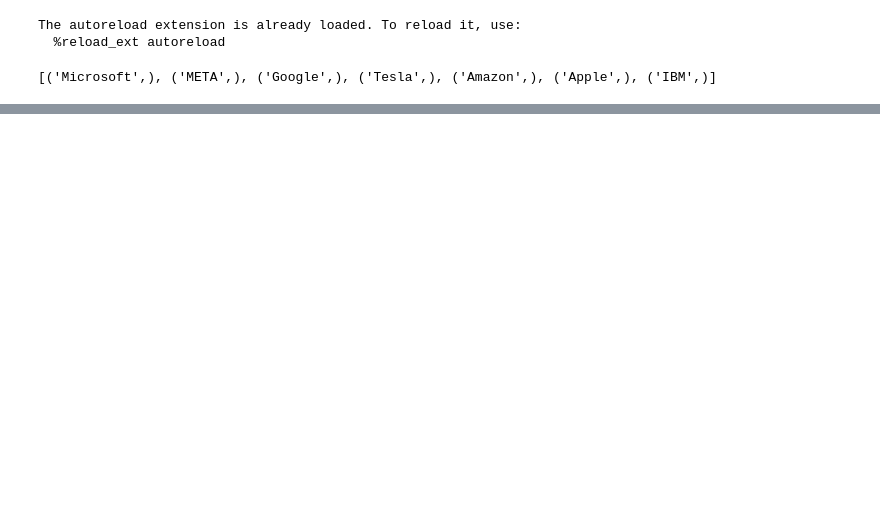
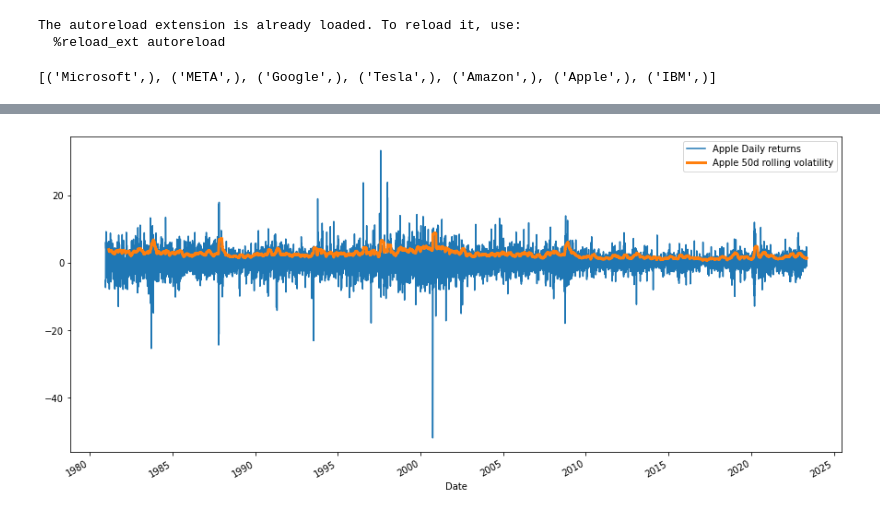
Before and after one commit to MohamedAbdElgni/ML-Stock-Ar-pred, a Jupyter notebook: test.ipynb, the cells around one changed output, grey strips where cells are left out. Cells and saved outputs as stored; diff of their text form; code cells hidden in the pictures; blank space fills up the shorter version.

```diff
--- a/test.ipynb
+++ b/test.ipynb
@@ -36,0 +104,17 @@ memory usage: 167.1+ KB
+# %%
+# rolling volatility
+apple_rolling_50d_volatility=y_apple.rolling(50).std().dropna()
+
+google_rolling_50d_volatility=y_google.rolling(50).std().dropna()
+# %%
+# conditional volatility
+fig, ax = plt.subplots(figsize=(15, 7))
+y_apple.plot(ax=ax ,label="Apple Daily returns")
+
+apple_rolling_50d_volatility.plot(ax=ax ,label="Apple 50d rolling volatility",linewidth=3)
+
+plt.xlabel("Date")
+
+plt.legend();
+# %% [output]
+[figure, added]
```
Also changed, not shown: parts of 25 cells of this notebook, 5 other files.
